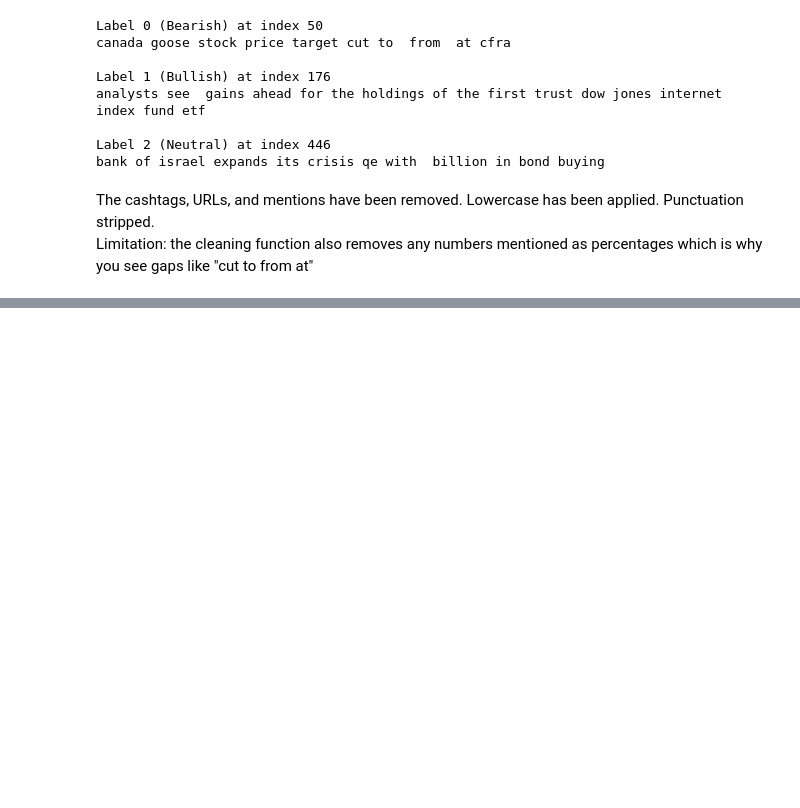
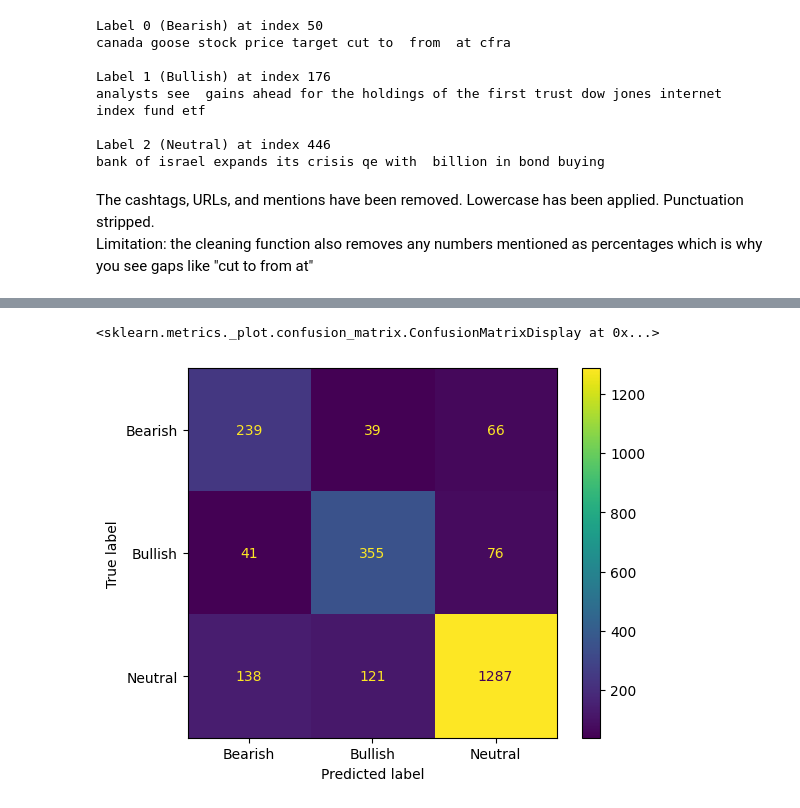
Before and after one commit to Benn800/financial-sentiment-analysis, a Jupyter notebook: financial_sentiment_analysis.ipynb, the cells around one changed output, grey strips where cells are left out. Cells and saved outputs as stored; diff of their text form; code cells hidden in the pictures; blank space fills up the shorter version.

Commit message:
feat(model): add TF-IDF + LogisticRegression text classification pipeline

```diff
--- a/financial_sentiment_analysis.ipynb
+++ b/financial_sentiment_analysis.ipynb
@@ -168,0 +226,9 @@ bank of israel expands its crisis qe with  billion in bond buying
+# %%
+# Drop duplicates and empty rows in text column
+train_df.replace('', pd.NA, inplace=True)
+train_df.dropna(inplace=True)
+test_df.replace('', pd.NA, inplace=True)
+test_df.dropna(inplace=True)
+
+train_df = train_df.drop_duplicates(subset=['text'], keep='first')
+test_df = test_df.drop_duplicates(subset=['text'], keep='first')
@@ -168,0 +275,10 @@ bank of israel expands its crisis qe with  billion in bond buying
+# %%
+# TF-IDF + Logistic Regression Pipeline
+tfidf_lr_pipeline = Pipeline([
+    ('tfidf', TfidfVectorizer(max_features=10000, ngram_range=(1, 1), stop_words='english')),
+    ('logreg', LogisticRegression(class_weight='balanced', max_iter=1000))
+])
+# %%
+# Train pipeline and generate predictions
+tfidf_lr_pipeline.fit(train_df['text'], train_df['label'])
+pred = tfidf_lr_pipeline.predict(test_df['text'])
@@ -168,0 +297,7 @@ bank of israel expands its crisis qe with  billion in bond buying
+# %%
+cm = confusion_matrix(test_df['label'], pred)
+disp = ConfusionMatrixDisplay(confusion_matrix=cm, display_labels=['Bearish','Bullish', 'Neutral'])
+disp.plot()
+# %% [output]
+<sklearn.metrics._plot.confusion_matrix.ConfusionMatrixDisplay at 0x...>
+[figure, added]
```
Also changed, not shown: parts of 15 cells of this notebook.
